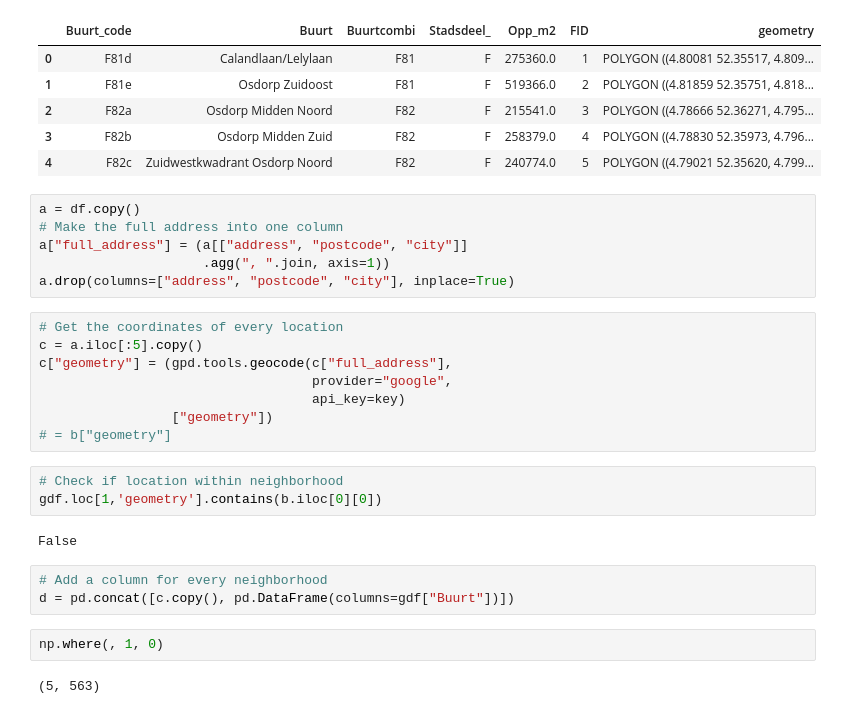
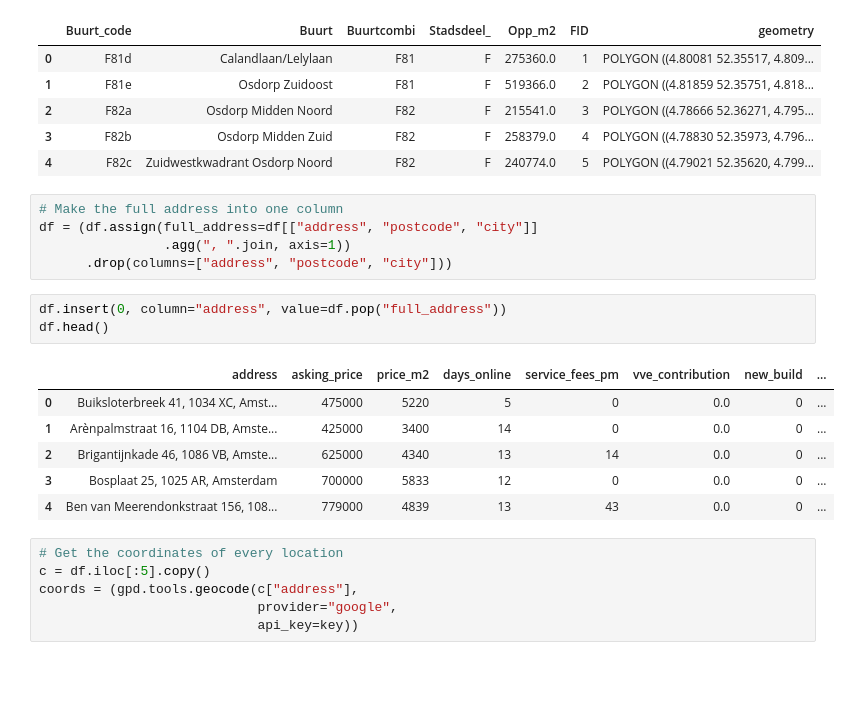
Before and after one commit to therinz/dutch-housing, a Jupyter notebook: notebooks/data_cleaning.ipynb, the cells around one changed output. Saved outputs shown, nothing was run; the diff lists cells and outputs as text; blank space fills up the shorter version.

```diff
--- a/notebooks/data_cleaning.ipynb
+++ b/notebooks/data_cleaning.ipynb
@@ -328,28 +337,23 @@ gdf.head()
 | 3 | F82b | Osdorp Midden Zuid | F82 | F | 258379.0 | 4 | POLYGON ((4.78830 52.35973, 4.796... |
 | 4 | F82c | Zuidwestkwadrant Osdorp Noord | F82 | F | 240774.0 | 5 | POLYGON ((4.79021 52.35620, 4.799... |
 # %%
-a = df.copy()
 # Make the full address into one column
-a["full_address"] = (a[["address", "postcode", "city"]]
-                     .agg(", ".join, axis=1))
-a.drop(columns=["address", "postcode", "city"], inplace=True)
+df = (df.assign(full_address=df[["address", "postcode", "city"]]
+                .agg(", ".join, axis=1))
+      .drop(columns=["address", "postcode", "city"]))
+# %%
+df.insert(0, column="address", value=df.pop("full_address"))
+df.head()
+# %% [output]
+|  | address | asking_price | price_m2 | days_online | service_fees_pm | vve_contribution | new_build | ... |
+| 0 | Buiksloterbreek 41, 1034 XC, Amst... | 475000 | 5220 | 5 | 0 | 0.0 | 0 | ... |
+| 1 | Arènpalmstraat 16, 1104 DB, Amste... | 425000 | 3400 | 14 | 0 | 0.0 | 0 | ... |
+| 2 | Brigantijnkade 46, 1086 VB, Amste... | 625000 | 4340 | 13 | 14 | 0.0 | 0 | ... |
+| 3 | Bosplaat 25, 1025 AR, Amsterdam | 700000 | 5833 | 12 | 0 | 0.0 | 0 | ... |
+| 4 | Ben van Meerendonkstraat 156, 108... | 779000 | 4839 | 13 | 43 | 0.0 | 0 | ... |
 # %%
 # Get the coordinates of every location
-c = a.iloc[:5].copy()
-c["geometry"] = (gpd.tools.geocode(c["full_address"],
-                                   provider="google",
-                                   api_key=key)
-                 ["geometry"])
-# = b["geometry"]
+c = df.iloc[:5].copy()
+coords = (gpd.tools.geocode(c["address"],
+                            provider="google",
+                            api_key=key))
-# %%
-# Check if location within neighborhood
-gdf.loc[1,'geometry'].contains(b.iloc[0][0])
-# %% [output]
-False
-# %%
-# Add a column for every neighborhood
-d = pd.concat([c.copy(), pd.DataFrame(columns=gdf["Buurt"])])
-# %%
-np.where(, 1, 0)
-# %% [output]
-(5, 563)
```
Also changed, not shown: parts of 10 cells of this notebook, 3 other files.
